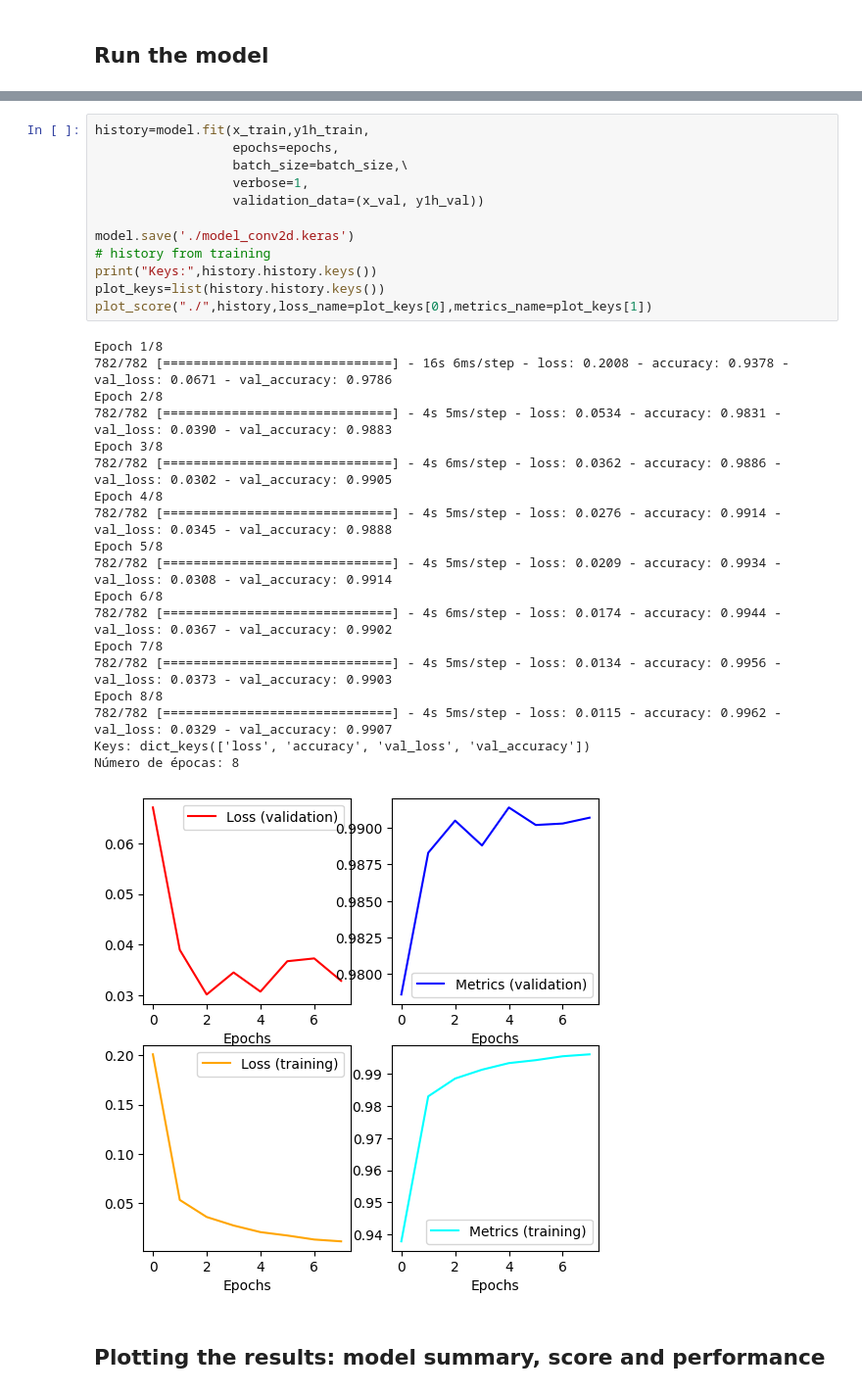
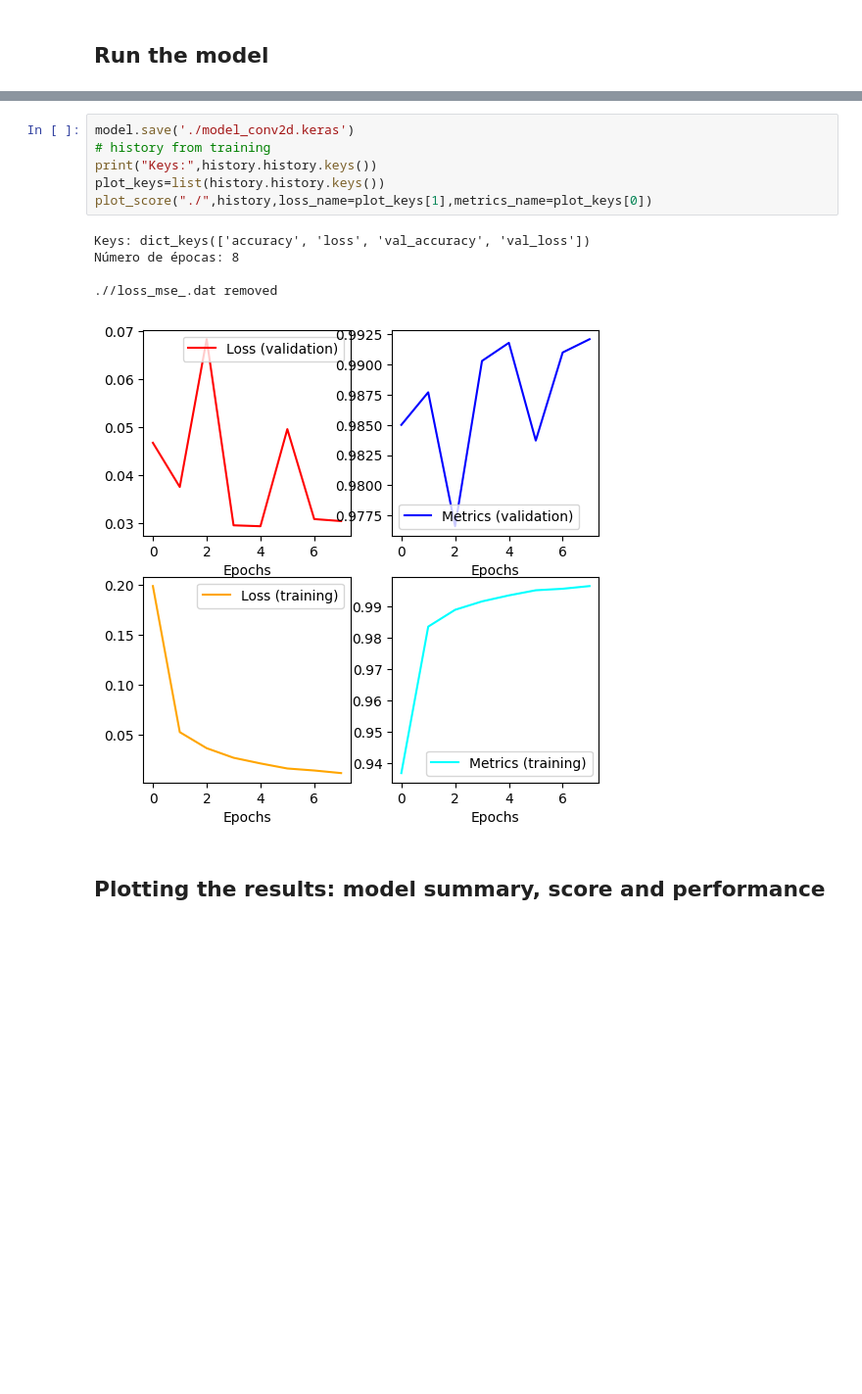
Before and after one commit to IrisFDTD/AI-UNIZAR-course, a Jupyter notebook: minst/ai_unizar_course_classifying_digits_23-24.ipynb, the cells around one changed output, grey strips where cells are left out. Shown at 98% size. Drawn from its saved outputs; the diff is of its cells as text; blank space fills up the shorter version.

```diff
--- a/minst/ai_unizar_course_classifying_digits_23-24.ipynb
+++ b/minst/ai_unizar_course_classifying_digits_23-24.ipynb
@@ -504,35 +541,15 @@ _________________________________________________________________
 # %%
-history=model.fit(x_train,y1h_train,
-                  epochs=epochs,
-                  batch_size=batch_size,\
-                  verbose=1,
-                  validation_data=(x_val, y1h_val))
-
 model.save('./model_conv2d.keras')
 # history from training
 print("Keys:",history.history.keys())
 plot_keys=list(history.history.keys())
-plot_score("./",history,loss_name=plot_keys[0],metrics_name=plot_keys[1])
+plot_score("./",history,loss_name=plot_keys[1],metrics_name=plot_keys[0])
 # %% [output]
-Epoch 1/8
-782/782 [==============================] - 16s 6ms/step - loss: 0.2008 - accuracy: 0.9378 - val_loss: 0.0671 - val_accuracy: 0.9786
-Epoch 2/8
-782/782 [==============================] - 4s 5ms/step - loss: 0.0534 - accuracy: 0.9831 - val_loss: 0.0390 - val_accuracy: 0.9883
-Epoch 3/8
-782/782 [==============================] - 4s 6ms/step - loss: 0.0362 - accuracy: 0.9886 - val_loss: 0.0302 - val_accuracy: 0.9905
-Epoch 4/8
-782/782 [==============================] - 4s 5ms/step - loss: 0.0276 - accuracy: 0.9914 - val_loss: 0.0345 - val_accuracy: 0.9888
-Epoch 5/8
-782/782 [==============================] - 4s 5ms/step - loss: 0.0209 - accuracy: 0.9934 - val_loss: 0.0308 - val_accuracy: 0.9914
-Epoch 6/8
-782/782 [==============================] - 4s 6ms/step - loss: 0.0174 - accuracy: 0.9944 - val_loss: 0.0367 - val_accuracy: 0.9902
-Epoch 7/8
-782/782 [==============================] - 4s 5ms/step - loss: 0.0134 - accuracy: 0.9956 - val_loss: 0.0373 - val_accuracy: 0.9903
-Epoch 8/8
-782/782 [==============================] - 4s 5ms/step - loss: 0.0115 - accuracy: 0.9962 - val_loss: 0.0329 - val_accuracy: 0.9907
-Keys: dict_keys(['loss', 'accuracy', 'val_loss', 'val_accuracy'])
+Keys: dict_keys(['accuracy', 'loss', 'val_accuracy', 'val_loss'])
 Número de épocas: 8
+
+.//loss_mse_.dat removed
-[figure, old version]
+[figure, new version]
 # %% [markdown]
 ## Plotting the results: model summary, score and performance
 # %%
```
Also changed, not shown: parts of 20 cells of this notebook.
